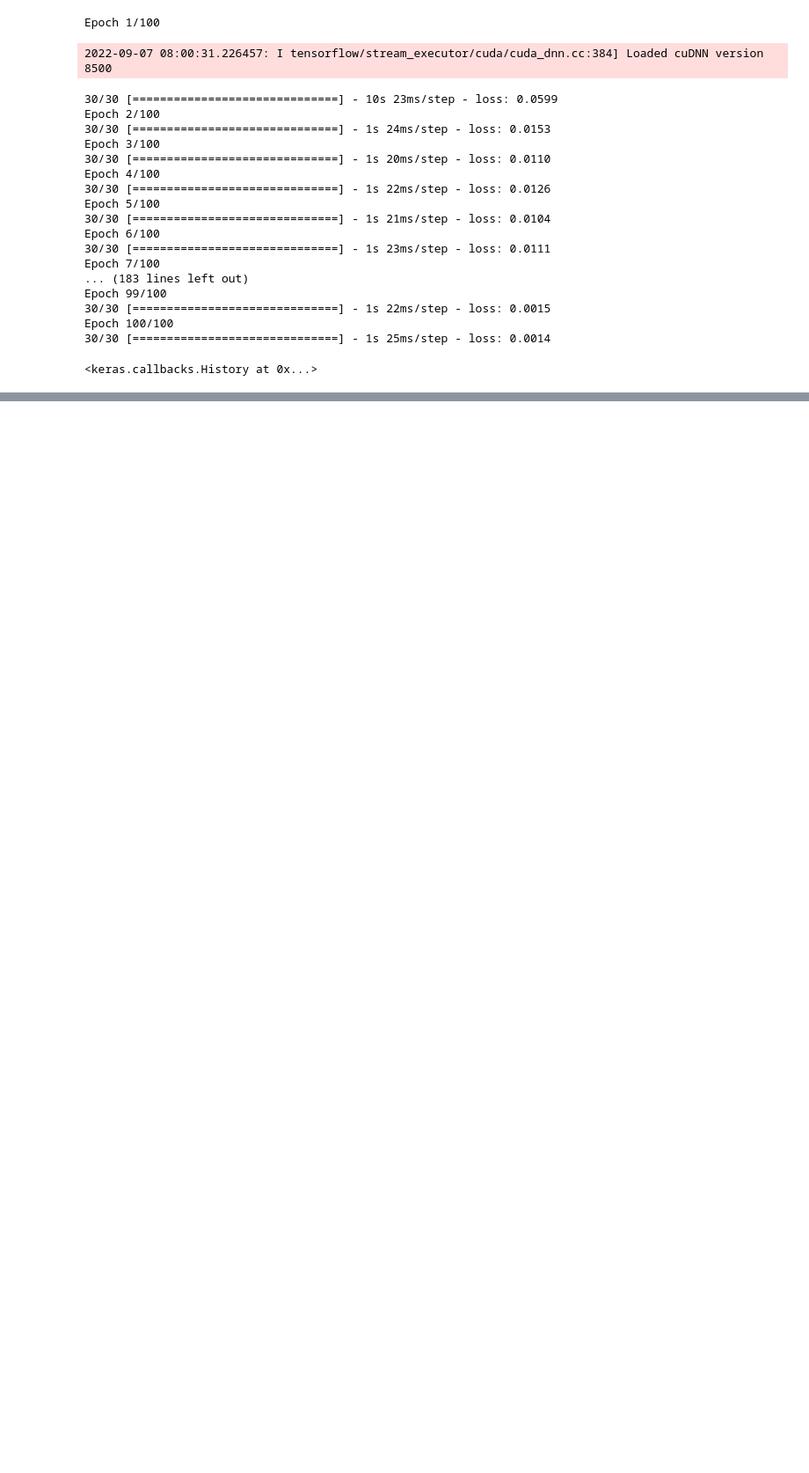
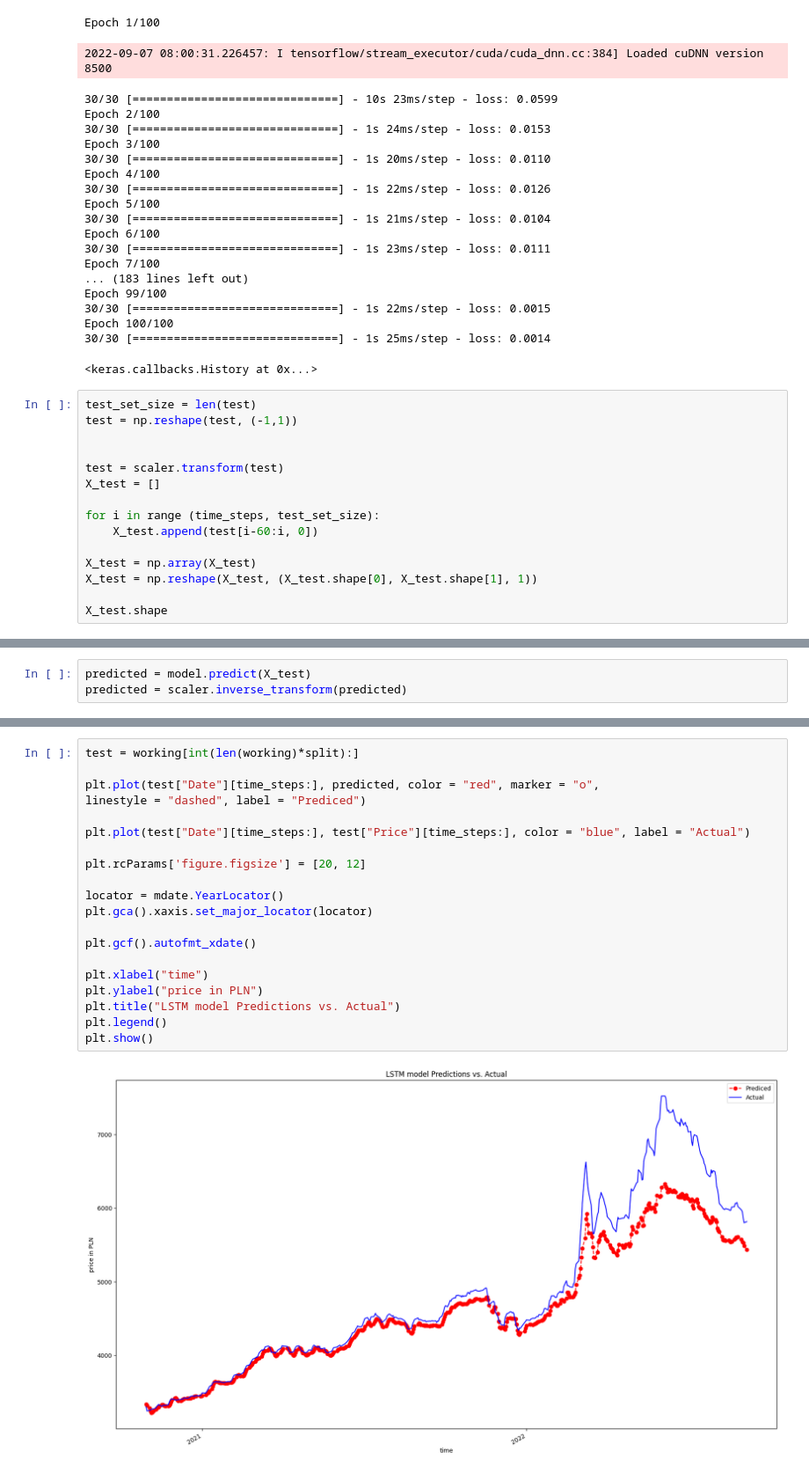
Before and after one commit to kapiblue/wholesale-gasoline-price-prediction, a Jupyter notebook: prediction.ipynb, the cells around one changed output, grey strips where cells are left out. Shown: that part at 88% size. Cells and saved outputs as stored; diff of their text form; blank space fills up the shorter version.

Commit message:
Finish lstm

```diff
--- a/prediction.ipynb
+++ b/prediction.ipynb
@@ -260,3 +256,18 @@ Epoch 99/100
 Epoch 100/100
 30/30 [==============================] - 1s 25ms/step - loss: 0.0014
 <keras.callbacks.History at 0x...>
+# %%
+test_set_size = len(test)
+test = np.reshape(test, (-1,1))
+
+
+test = scaler.transform(test)
+X_test = []
+
+for i in range (time_steps, test_set_size):
+    X_test.append(test[i-60:i, 0])
+
+X_test = np.array(X_test)
+X_test = np.reshape(X_test, (X_test.shape[0], X_test.shape[1], 1))
+
+X_test.shape
@@ -262,0 +278,3 @@ Epoch 100/100
+# %%
+predicted = model.predict(X_test)
+predicted = scaler.inverse_transform(predicted)
@@ -262,0 +290,22 @@ Epoch 100/100
+# %%
+test = working[int(len(working)*split):]
+
+plt.plot(test["Date"][time_steps:], predicted, color = "red", marker = "o",
+linestyle = "dashed", label = "Prediced")
+
+plt.plot(test["Date"][time_steps:], test["Price"][time_steps:], color = "blue", label = "Actual")
+
+plt.rcParams['figure.figsize'] = [20, 12]
+
+locator = mdate.YearLocator()
+plt.gca().xaxis.set_major_locator(locator)
+
+plt.gcf().autofmt_xdate()
+
+plt.xlabel("time")
+plt.ylabel("price in PLN")
+plt.title("LSTM model Predictions vs. Actual")
+plt.legend()
+plt.show()
+# %% [output]
+[figure, added]
```
Also changed, not shown: parts of 6 cells of this notebook.
